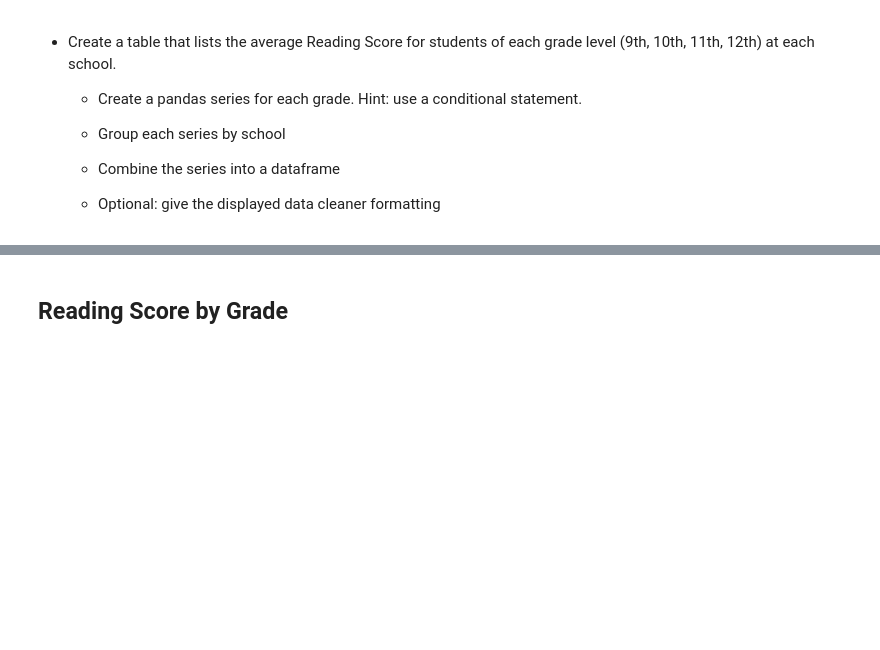
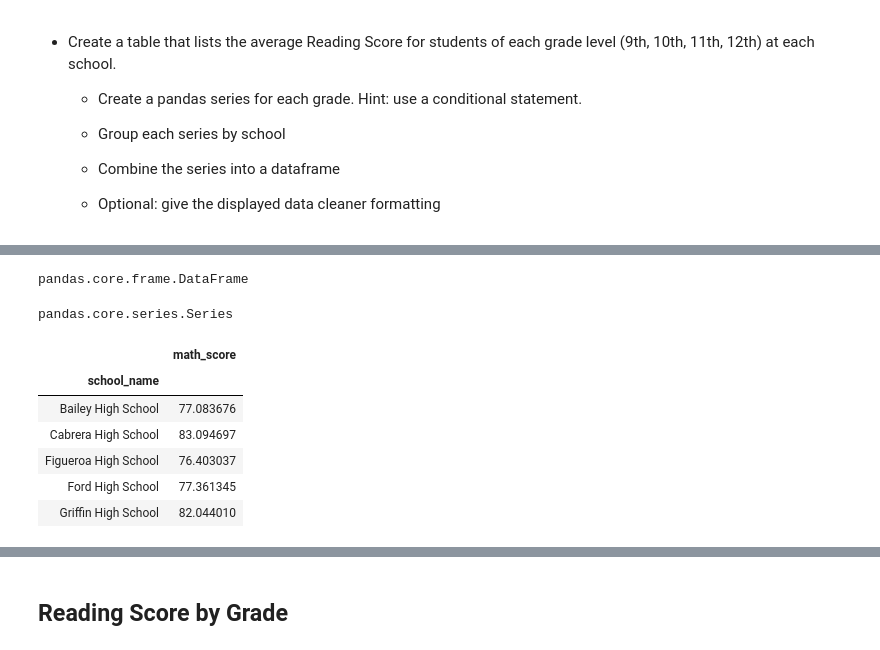
Before and after one commit to suealexa/pandas-challenge, a Jupyter notebook: Instructions/PyCitySchools/PyCitySchools_starter.ipynb, the cells around one changed output, grey strips where cells are left out. Saved outputs shown, nothing was run; the diff lists cells and outputs as text; code cells hidden in the pictures; blank space fills up the shorter version.

```diff
--- a/Instructions/PyCitySchools/PyCitySchools_starter.ipynb
+++ b/Instructions/PyCitySchools/PyCitySchools_starter.ipynb
@@ -221,0 +300,6 @@ ninth_graders_scores = ninth_graders.groupby(["school_name"]).mean()["math_score
+# %%
+# Get 10th graders from all schools
+tenth_graders = school_data_complete[(school_data_complete["grade"] == "10th")]
+type(tenth_graders)
+# %% [output]
+pandas.core.frame.DataFrame
@@ -221,0 +312,6 @@ ninth_graders_scores = ninth_graders.groupby(["school_name"]).mean()["math_score
+# %%
+# Get 11th grade average math scores
+eleventh_graders_scores = eleventh_graders.groupby(["school_name"]).mean()["math_score"]
+type(eleventh_graders_scores)
+# %% [output]
+pandas.core.series.Series
@@ -221,0 +324,12 @@ ninth_graders_scores = ninth_graders.groupby(["school_name"]).mean()["math_score
+# %%
+# Create dataframe
+math_scores_by_grade_df = pd.DataFrame(ninth_graders_scores)
+math_scores_by_grade_df.head()
+# %% [output]
+|  | math_score |
+| school_name |  |
+| Bailey High School | 77.083676 |
+| Cabrera High School | 83.094697 |
+| Figueroa High School | 76.403037 |
+| Ford High School | 77.361345 |
+| Griffin High School | 82.044010 |
```
Also changed, not shown: parts of 43 cells of this notebook.
